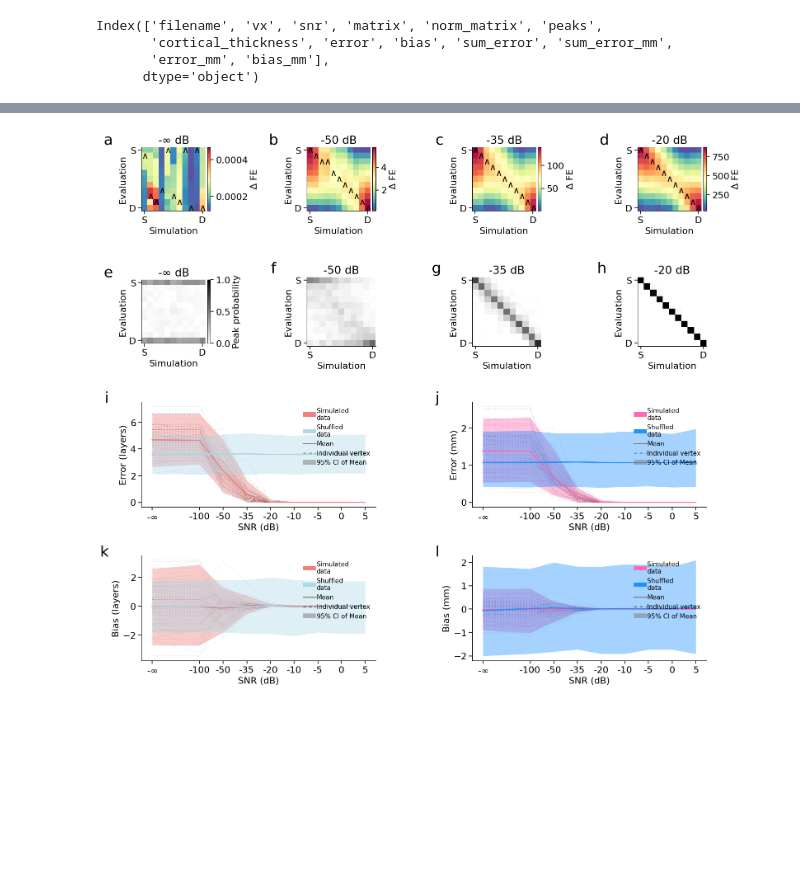
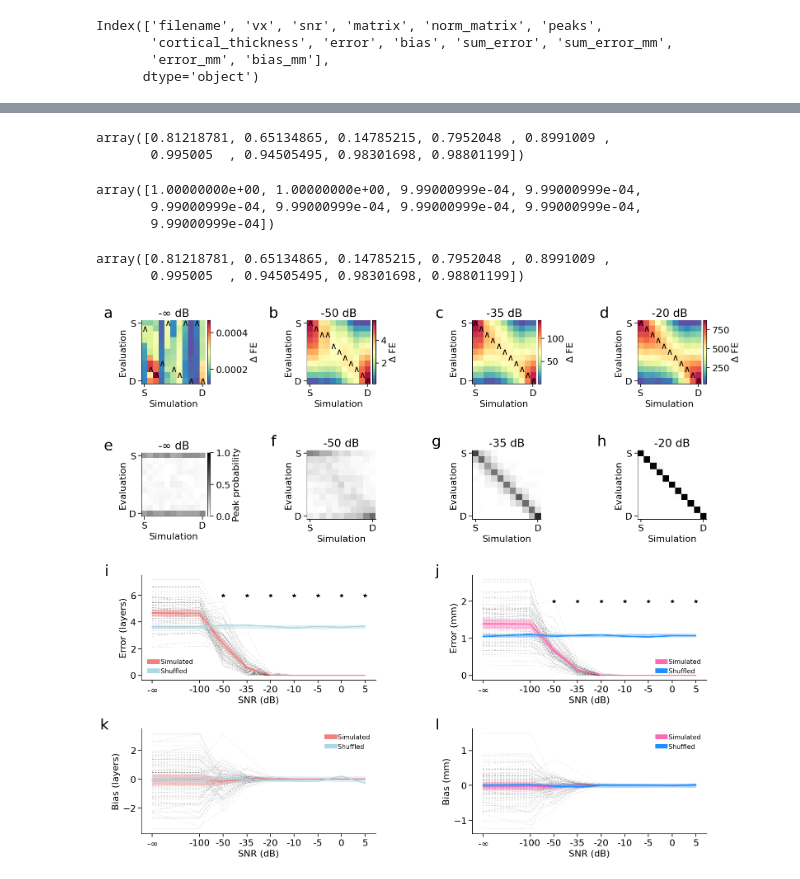
Before and after one commit to Ishita19801/multilaminar_sim, a Jupyter notebook: figures/plot_figure_02_snr.ipynb, the cells around one changed output, grey strips where cells are left out. Drawn from its saved outputs; the diff is of its cells as text; code cells hidden in the pictures; blank space fills up the shorter version.

```diff
--- a/figures/plot_figure_02_snr.ipynb
+++ b/figures/plot_figure_02_snr.ipynb
@@ -284,3 +319,8 @@ shuf_bias_res = np.array(shuf_bias_res)
+# %%
+p_values_bias
+# %% [output]
+array([0.81218781, 0.65134865, 0.14785215, 0.7952048 , 0.8991009 ,
+       0.995005  , 0.94505495, 0.98301698, 0.98801199])
 # %%
 error_lines_mm = []
 bias_lines_mm = []
@@ -340,3 +383,14 @@ shuf_bias_res_mm = np.array(shuf_bias_res_mm)
+# %%
+p_values_error
+# %% [output]
+array([1.00000000e+00, 1.00000000e+00, 9.99000999e-04, 9.99000999e-04,
+       9.99000999e-04, 9.99000999e-04, 9.99000999e-04, 9.99000999e-04,
+       9.99000999e-04])
+# %%
+p_values_bias
+# %% [output]
+array([0.81218781, 0.65134865, 0.14785215, 0.7952048 , 0.8991009 ,
+       0.995005  , 0.94505495, 0.98301698, 0.98801199])
 # %%
 tick_labels = [f"{i}" for i in snr_range]
 tick_labels[0] = r"-$\infty$"
@@ -375,11 +429,8 @@ for snr_idx, snr in enumerate(snrs_to_plot):
 
 ax=fig.add_subplot(gs[2,0:2])
 legend_handles = [
-    Patch(facecolor="lightcoral", linewidth=0, label="Simulated\ndata"),
-    Patch(facecolor="lightblue", linewidth=0, label="Shuffled\ndata"),
-    Line2D([0], [0], color="gray", lw=2, label="Mean"),
-    Line2D([0], [0], color="black", lw=1, linestyle='--', dashes=(5, 5), label="Individual vertex"),
-    Patch(facecolor="gray", linewidth=0, label="95% CI of Mean", alpha=0.55),
+    Patch(facecolor="lightcoral", linewidth=0, label="Simulated"),
+    Patch(facecolor="lightblue", linewidth=0, label="Shuffled")
 ]
 clrs = ["lightcoral", "lightblue"]
 labs = ["simulated data", "shuffled data"]
@@ -390,18 +441,17 @@ ax.set_xticks(snr_ix)
 ax.set_xticklabels(tick_labels)
 ax.set_ylabel("Error (layers)")
 ax.set_xlabel("SNR (dB)")
-ax.legend(handles=legend_handles, fontsize="x-small", loc=1)
-ax.plot(snr_ix, error_lines, lw=0.5, c="black", alpha=0.2, linestyle='--', dashes=(5, 5), zorder=0);
+ax.legend(handles=legend_handles, fontsize="x-small", loc='lower left')
+ax.plot(snr_ix, error_lines, lw=0.5, c="black", alpha=0.2, linestyle='--', dashes=(5, 5), zorder=0)
+sig_levels=np.where(p_values_error<0.05)[0]
+ax.scatter(snr_ix[sig_levels],np.tile(6,len(sig_levels)),marker='*',color='k')
 add_subplot_label(ax, 'i', x=-.14, y=1.1)
 
 
 ax=fig.add_subplot(gs[2,2:4])
 legend_handles = [
-    Patch(facecolor="hotpink", linewidth=0, label="Simulated\ndata"),
-    Patch(facecolor="dodgerblue", linewidth=0, label="Shuffled\ndata"),
-    Line2D([0], [0], color="gray", lw=2, label="Mean"),
-    Line2D([0], [0], color="black", lw=1, linestyle='--', dashes=(5, 5), label="Individual vertex"),
-    Patch(facecolor="gray", linewidth=0, label="95% CI of Mean", alpha=0.55),
+    Patch(facecolor="hotpink", linewidth=0, label="Simulated"),
+    Patch(facecolor="dodgerblue", linewidth=0, label="Shuffled")
 ]
 clrs = ["hotpink", "dodgerblue"]
 labs = ["simulated data", "shuffled data"]
@@ -412,57 +462,57 @@ ax.set_xticks(snr_ix)
 ax.set_xticklabels(tick_labels)
 ax.set_ylabel("Error (mm)")
 ax.set_xlabel("SNR (dB)")
-ax.legend(handles=legend_handles, fontsize="x-small", loc=1)
-ax.plot(snr_ix, error_lines_mm, lw=0.5, c="black", alpha=0.2, linestyle='--', dashes=(5, 5), zorder=0);
+ax.legend(handles=legend_handles, fontsize="x-small", loc='lower right')
+ax.plot(snr_ix, error_lines_mm, lw=0.5, c="black", alpha=0.2, linestyle='--', dashes=(5, 5), zorder=0)
+sig_levels=np.where(p_values_error_mm<0.05)[0]
+ax.scatter(snr_ix[sig_levels],np.tile(2,len(sig_levels)),marker='*',color='k')
 add_subplot_label(ax, 'j', x=-.14, y=1.1)
 
 
 ax=fig.add_subplot(gs[3,0:2])
 legend_handles = [
-    Patch(facecolor="lightcoral", linewidth=0, label="Simulated\ndata"),
-    Patch(facecolor="lightblue", linewidth=0, label="Shuffled\ndata"),
-    Line2D([0], [0], color="gray", lw=2, label="Mean"),
-    Line2D([0], [0], color="black", lw=1, linestyle='--', dashes=(5, 5), label="Individual vertex"),
-    Patch(facecolor="gray", linewidth=0, label="95% CI of Mean", alpha=0.55),
+    Patch(facecolor="lightcoral", linewidth=0, label="Simulated"),
+    Patch(facecolor="lightblue", linewidth=0, label="Shuffled")
 ]
 clrs = ["lightcoral", "lightblue"]
 labs = ["simulated data", "shuffled data"]
 for rix, r in enumerate([bias_res, shuf_bias_res]):
     ax.plot(snr_ix, r[:,0], color=clrs[rix], lw=2)
     ax.fill_between(snr_ix, r[:,1], r[:,2], color=clrs[rix], lw=0, alpha=0.4)
 ax.set_xticks(snr_ix)
 ax.set_xticklabels(tick_labels)
 ax.set_ylabel("Bias (layers)")
 ax.set_xlabel("SNR (dB)")
 ax.legend(handles=legend_handles, fontsize="x-small", loc=1)
-ax.plot(snr_ix, bias_lines, lw=0.5, c="black", alpha=0.2, linestyle='--', dashes=(5, 5), zorder=0);
+ax.plot(snr_ix, bias_lines, lw=0.5, c="black", alpha=0.2, linestyle='--', dashes=(5, 5), zorder=0)
+sig_levels=np.where(p_values_bias<0.05)[0]
+ax.scatter(snr_ix[sig_levels],np.tile(2,len(sig_levels)),marker='*',color='k')
 add_subplot_label(ax, 'k', x=-.14, y=1.1)
 
 
 ax=fig.add_subplot(gs[3,2:4])
 legend_handles = [
-    Patch(facecolor="hotpink", linewidth=0, label="Simulated\ndata"),
-    Patch(facecolor="dodgerblue", linewidth=0, label="Shuffled\ndata"),
-    Line2D([0], [0], color="gray", lw=2, label="Mean"),
-    Line2D([0], [0], color="black", lw=1, linestyle='--', dashes=(5, 5), label="Individual vertex"),
-    Patch(facecolor="gray", linewidth=0, label="95% CI of Mean", alpha=0.55),
+    Patch(facecolor="hotpink", linewidth=0, label="Simulated"),
+    Patch(facecolor="dodgerblue", linewidth=0, label="Shuffled")
 ]
 clrs = ["hotpink", "dodgerblue"]
 labs = ["simulated data", "shuffled data"]
 for rix, r in enumerate([bias_res_mm, shuf_bias_res_mm]):
     ax.plot(snr_ix, r[:,0], color=clrs[rix], lw=2)
     ax.fill_between(snr_ix, r[:,1], r[:,2], color=clrs[rix], lw=0, alpha=0.4)
 ax.set_xticks(snr_ix)
 ax.set_xticklabels(tick_labels)
 ax.set_ylabel("Bias (mm)")
 ax.set_xlabel("SNR (dB)")
 ax.legend(handles=legend_handles, fontsize="x-small", loc=1)
-ax.plot(snr_ix, bias_lines_mm, lw=0.5, c="black", alpha=0.2, linestyle='--', dashes=(5, 5), zorder=0);
+ax.plot(snr_ix, bias_lines_mm, lw=0.5, c="black", alpha=0.2, linestyle='--', dashes=(5, 5), zorder=0)
+sig_levels=np.where(p_values_bias_mm<0.05)[0]
+ax.scatter(snr_ix[sig_levels],np.tile(1,len(sig_levels)),marker='*',color='k')
 add_subplot_label(ax, 'l', x=-.14, y=1.1)
 
 plt.tight_layout()
 plt.savefig(f"figure_02_snr.pdf")
 # %% [output]
-[figure, old version]
+[figure, new version]
 # %%
 snr_range
```
Also changed, not shown: parts of 5 cells of this notebook, 1 other file.
